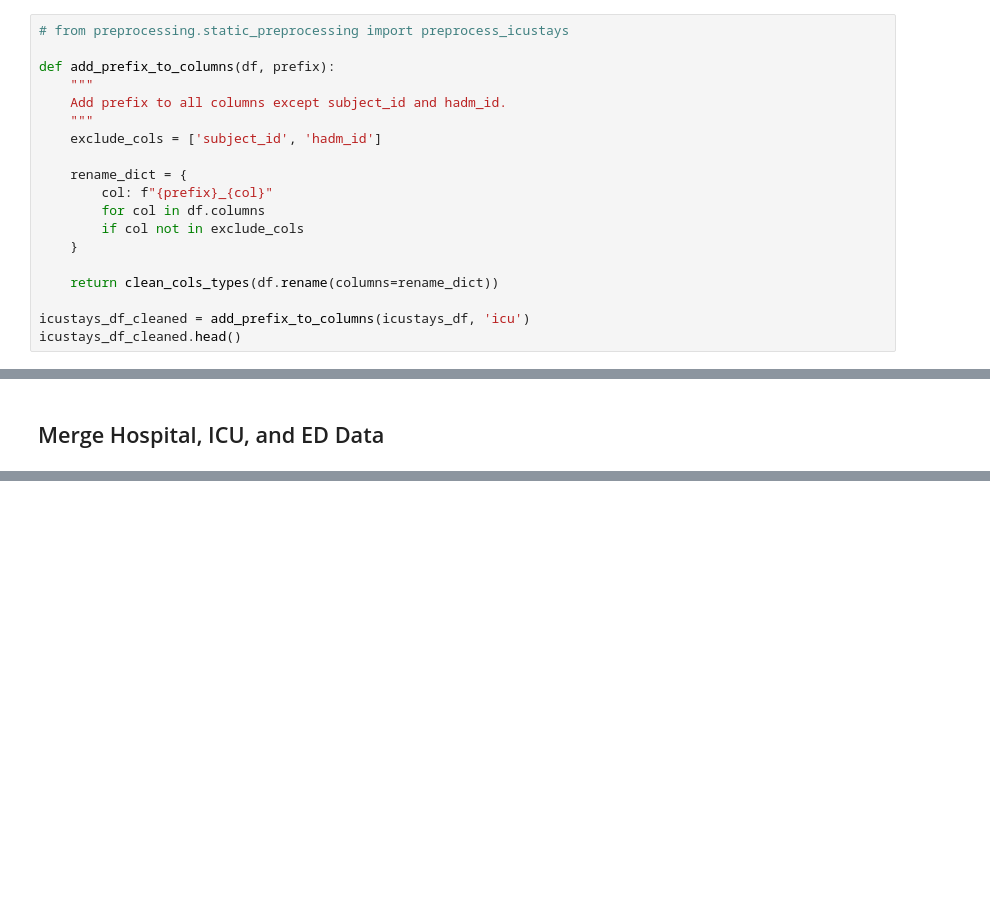
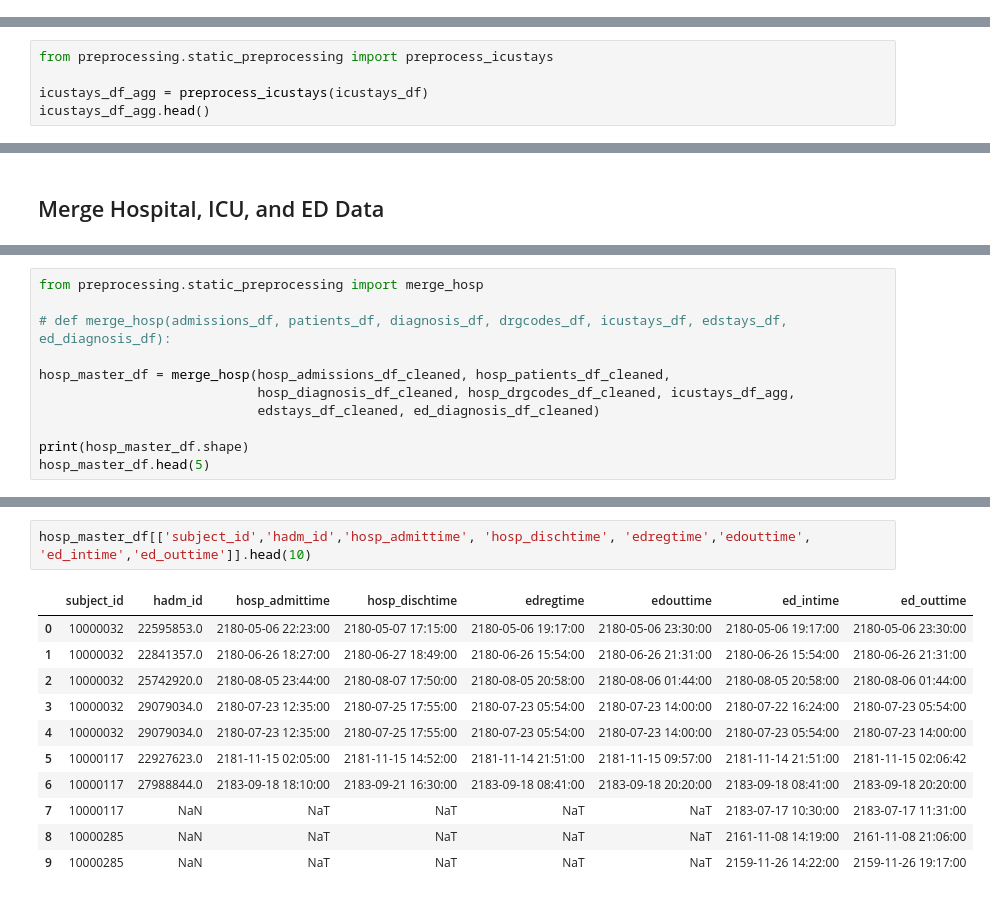
Before and after one commit to brandonng2/ClinicalDigitalTwin, a Jupyter notebook: notebooks/static_preprocessing.ipynb, the cells around one changed output, grey strips where cells are left out. Cells and saved outputs as stored; diff of their text form; blank space fills up the shorter version.

```diff
--- a/notebooks/static_preprocessing.ipynb
+++ b/notebooks/static_preprocessing.ipynb
@@ -167,19 +155,0 @@ dtype: object
-# %%
-# from preprocessing.static_preprocessing import preprocess_icustays
-
-def add_prefix_to_columns(df, prefix):
-    """
-    Add prefix to all columns except subject_id and hadm_id.
-    """
-    exclude_cols = ['subject_id', 'hadm_id']
-
-    rename_dict = {
-        col: f"{prefix}_{col}"
-        for col in df.columns
-        if col not in exclude_cols
-    }
-
-    return clean_cols_types(df.rename(columns=rename_dict))
-
-icustays_df_cleaned = add_prefix_to_columns(icustays_df, 'icu')
-icustays_df_cleaned.head()
@@ -192,0 +165,5 @@ icustays_df_cleaned.head()
+# %%
+from preprocessing.static_preprocessing import preprocess_icustays
+
+icustays_df_agg = preprocess_icustays(icustays_df)
+icustays_df_agg.head()
@@ -278,0 +255,11 @@ df_hosp_patient_diag
+# %%
+from preprocessing.static_preprocessing import merge_hosp
+
+# def merge_hosp(admissions_df, patients_df, diagnosis_df, drgcodes_df, icustays_df, edstays_df, ed_diagnosis_df):
+
+hosp_master_df = merge_hosp(hosp_admissions_df_cleaned, hosp_patients_df_cleaned,
+                            hosp_diagnosis_df_cleaned, hosp_drgcodes_df_cleaned, icustays_df_agg,
+                            edstays_df_cleaned, ed_diagnosis_df_cleaned)
+
+print(hosp_master_df.shape)
+hosp_master_df.head(5)
@@ -278,0 +345,14 @@ df_hosp_patient_diag
+# %%
+hosp_master_df[['subject_id','hadm_id','hosp_admittime', 'hosp_dischtime', 'edregtime','edouttime', 'ed_intime','ed_outtime']].head(10)
+# %% [output]
+|  | subject_id | hadm_id | hosp_admittime | hosp_dischtime | edregtime | edouttime | ed_intime | ed_outtime |
+| 0 | 10000032 | 22595853.0 | 2180-05-06 22:23:00 | 2180-05-07 17:15:00 | 2180-05-06 19:17:00 | 2180-05-06 23:30:00 | 2180-05-06 19:17:00 | 2180-05-06 23:30:00 |
+| 1 | 10000032 | 22841357.0 | 2180-06-26 18:27:00 | 2180-06-27 18:49:00 | 2180-06-26 15:54:00 | 2180-06-26 21:31:00 | 2180-06-26 15:54:00 | 2180-06-26 21:31:00 |
+| 2 | 10000032 | 25742920.0 | 2180-08-05 23:44:00 | 2180-08-07 17:50:00 | 2180-08-05 20:58:00 | 2180-08-06 01:44:00 | 2180-08-05 20:58:00 | 2180-08-06 01:44:00 |
+| 3 | 10000032 | 29079034.0 | 2180-07-23 12:35:00 | 2180-07-25 17:55:00 | 2180-07-23 05:54:00 | 2180-07-23 14:00:00 | 2180-07-22 16:24:00 | 2180-07-23 05:54:00 |
+| 4 | 10000032 | 29079034.0 | 2180-07-23 12:35:00 | 2180-07-25 17:55:00 | 2180-07-23 05:54:00 | 2180-07-23 14:00:00 | 2180-07-23 05:54:00 | 2180-07-23 14:00:00 |
+| 5 | 10000117 | 22927623.0 | 2181-11-15 02:05:00 | 2181-11-15 14:52:00 | 2181-11-14 21:51:00 | 2181-11-15 09:57:00 | 2181-11-14 21:51:00 | 2181-11-15 02:06:42 |
+| 6 | 10000117 | 27988844.0 | 2183-09-18 18:10:00 | 2183-09-21 16:30:00 | 2183-09-18 08:41:00 | 2183-09-18 20:20:00 | 2183-09-18 08:41:00 | 2183-09-18 20:20:00 |
+| 7 | 10000117 | NaN | NaT | NaT | NaT | NaT | 2183-07-17 10:30:00 | 2183-07-17 11:31:00 |
+| 8 | 10000285 | NaN | NaT | NaT | NaT | NaT | 2161-11-08 14:19:00 | 2161-11-08 21:06:00 |
+| 9 | 10000285 | NaN | NaT | NaT | NaT | NaT | 2159-11-26 14:22:00 | 2159-11-26 19:17:00 |
```
Also changed, not shown: parts of 29 cells of this notebook, 4 other files.
